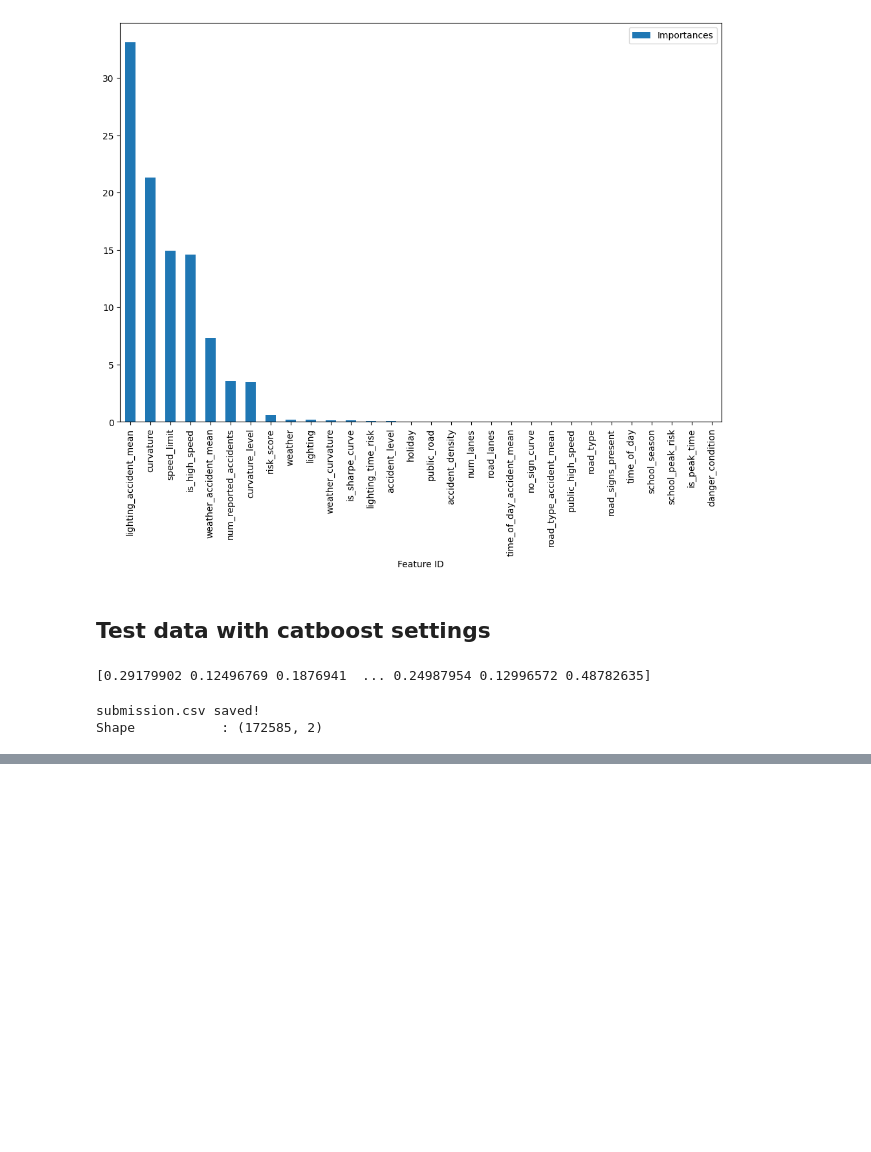
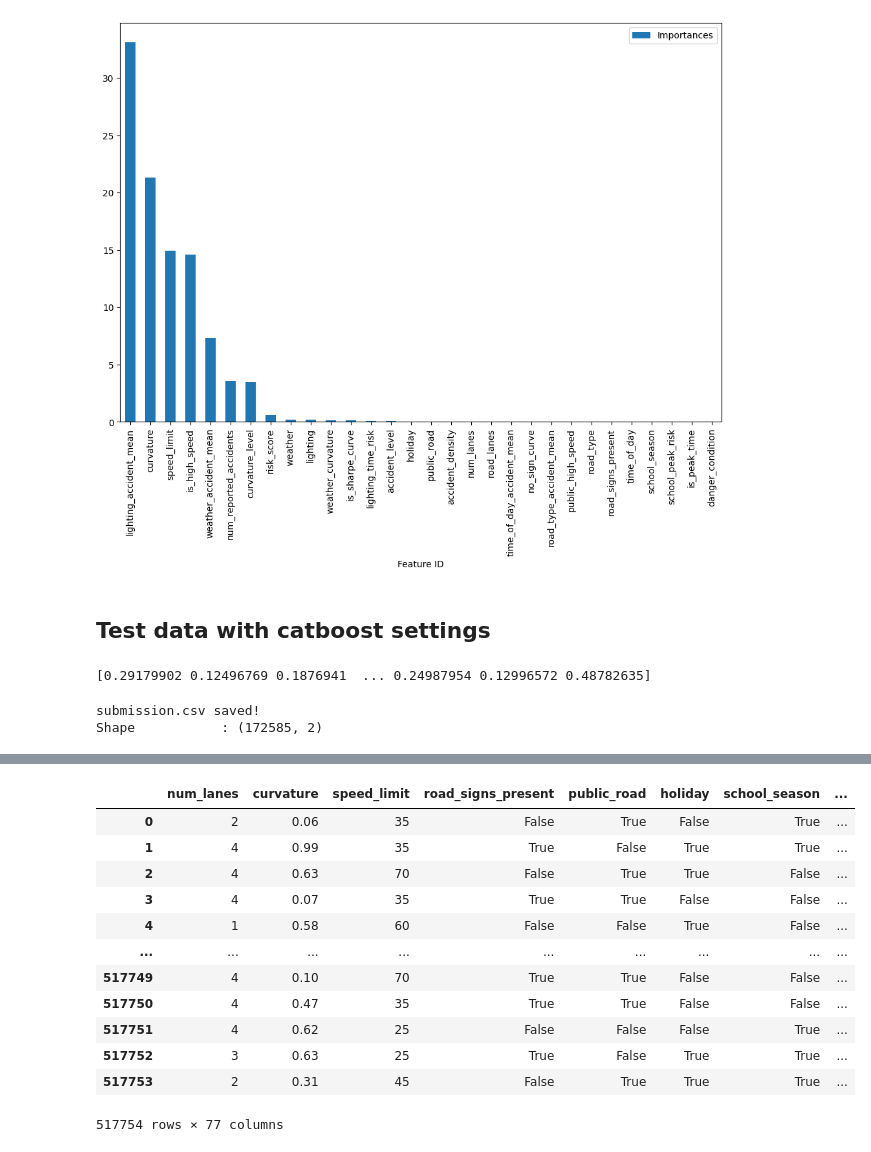
Before and after one commit to GauravRawat9/Predicting-Road-Accident-Risk-using-CatBoostRegressor, a Jupyter notebook: predicting-road-accident-risk.ipynb, the cells around one changed output, grey strips where cells are left out. Cells and saved outputs as stored; diff of their text form; code cells hidden in the pictures; blank space fills up the shorter version.

```diff
--- a/predicting-road-accident-risk.ipynb
+++ b/predicting-road-accident-risk.ipynb
@@ -378,0 +382,5 @@ Shape           : (172585, 2)
+# %%
+#Encoding cat cols
+# cat_cols=X.select_dtypes(include=['object', 'category']).columns.tolist()
+X_encoded=pd.get_dummies(X)
+X_encoded.columns.tolist()
@@ -378,0 +405,16 @@ Shape           : (172585, 2)
+# %%
+X_encoded
+# %% [output]
+|  | num_lanes | curvature | speed_limit | road_signs_present | public_road | holiday | school_season | ... |
+| 0 | 2 | 0.06 | 35 | False | True | False | True | ... |
+| 1 | 4 | 0.99 | 35 | True | False | True | True | ... |
+| 2 | 4 | 0.63 | 70 | False | True | True | False | ... |
+| 3 | 4 | 0.07 | 35 | True | True | False | False | ... |
+| 4 | 1 | 0.58 | 60 | False | False | True | False | ... |
+| ... | ... | ... | ... | ... | ... | ... | ... | ... |
+| 517749 | 4 | 0.10 | 70 | True | True | False | False | ... |
+| 517750 | 4 | 0.47 | 35 | True | True | False | False | ... |
+| 517751 | 4 | 0.62 | 25 | False | False | False | True | ... |
+| 517752 | 3 | 0.63 | 25 | True | False | True | True | ... |
+| 517753 | 2 | 0.31 | 45 | False | True | True | True | ... |
+517754 rows × 77 columns
```
Also changed, not shown: parts of 7 cells of this notebook.
